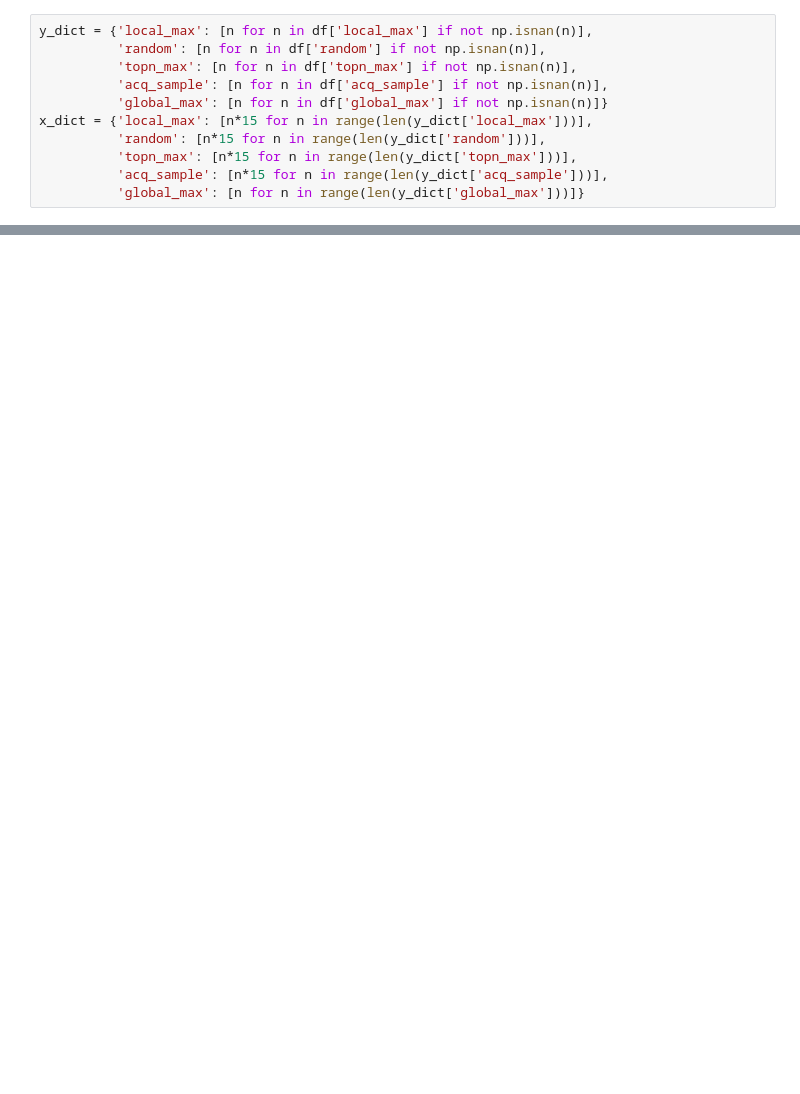
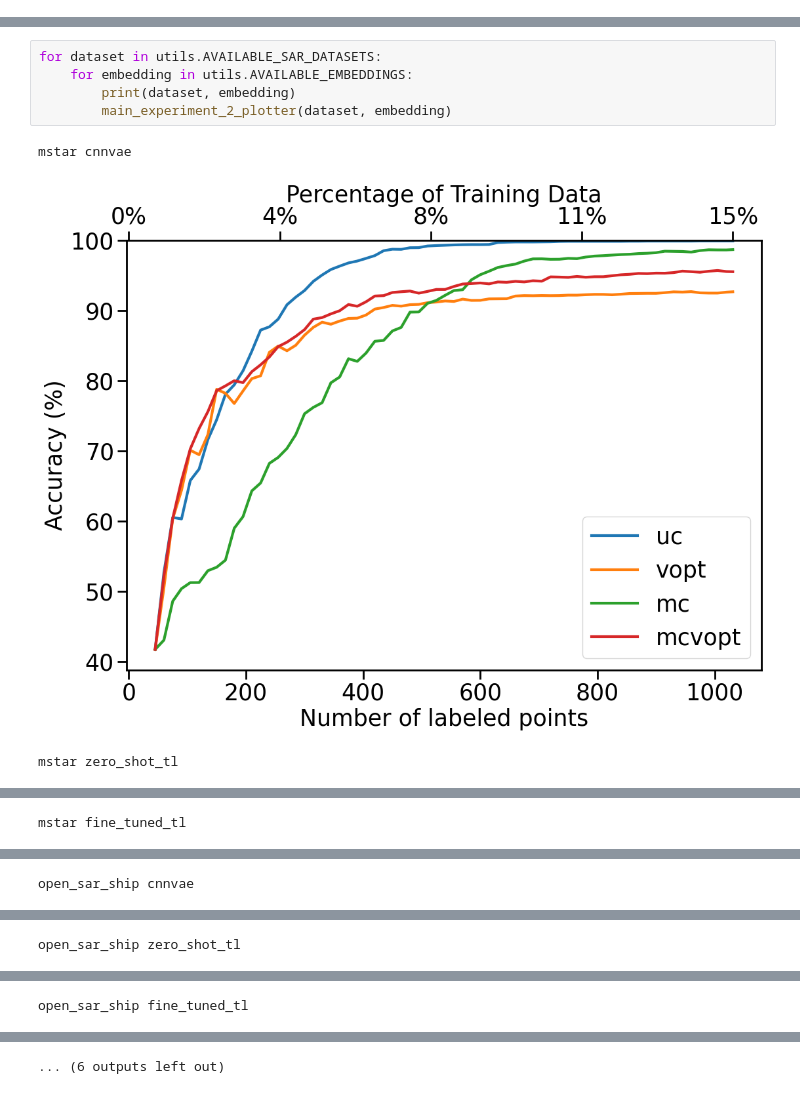
Before and after one commit to chapman20j/SAR_BAL, a Jupyter notebook: Plots with Percentages.ipynb, the cells around one changed output, grey strips where cells are left out. Saved outputs shown, nothing was run; the diff lists cells and outputs as text; blank space fills up the shorter version.

```diff
--- a/Plots with Percentages.ipynb
+++ b/Plots with Percentages.ipynb
@@ -103,11 +99,0 @@ print(df)
-# %%
-y_dict = {'local_max': [n for n in df['local_max'] if not np.isnan(n)],
-          'random': [n for n in df['random'] if not np.isnan(n)],
-          'topn_max': [n for n in df['topn_max'] if not np.isnan(n)],
-          'acq_sample': [n for n in df['acq_sample'] if not np.isnan(n)],
-          'global_max': [n for n in df['global_max'] if not np.isnan(n)]}
-x_dict = {'local_max': [n*15 for n in range(len(y_dict['local_max']))],
-          'random': [n*15 for n in range(len(y_dict['random']))],
-          'topn_max': [n*15 for n in range(len(y_dict['topn_max']))],
-          'acq_sample': [n*15 for n in range(len(y_dict['acq_sample']))],
-          'global_max': [n for n in range(len(y_dict['global_max']))]}
@@ -118,0 +189,9 @@ experiment1_plotter(x_dict, y_dict, dataset, include_sota=True)
+# %%
+for dataset in utils.AVAILABLE_SAR_DATASETS:
+    for embedding in utils.AVAILABLE_EMBEDDINGS:
+        print(dataset, embedding)
+        main_experiment_2_plotter(dataset, embedding)
+# %% [output]
+mstar cnnvae
+[figure, added]
+mstar zero_shot_tl
@@ -118,0 +199 @@ experiment1_plotter(x_dict, y_dict, dataset, include_sota=True)
+mstar fine_tuned_tl
@@ -118,0 +201 @@ experiment1_plotter(x_dict, y_dict, dataset, include_sota=True)
+open_sar_ship cnnvae
@@ -118,0 +203 @@ experiment1_plotter(x_dict, y_dict, dataset, include_sota=True)
+open_sar_ship zero_shot_tl
@@ -118,0 +205 @@ experiment1_plotter(x_dict, y_dict, dataset, include_sota=True)
+open_sar_ship fine_tuned_tl
@@ -118,0 +207 @@ experiment1_plotter(x_dict, y_dict, dataset, include_sota=True)
+... (6 outputs left out)
```
Also changed, not shown: parts of 10 cells of this notebook.
